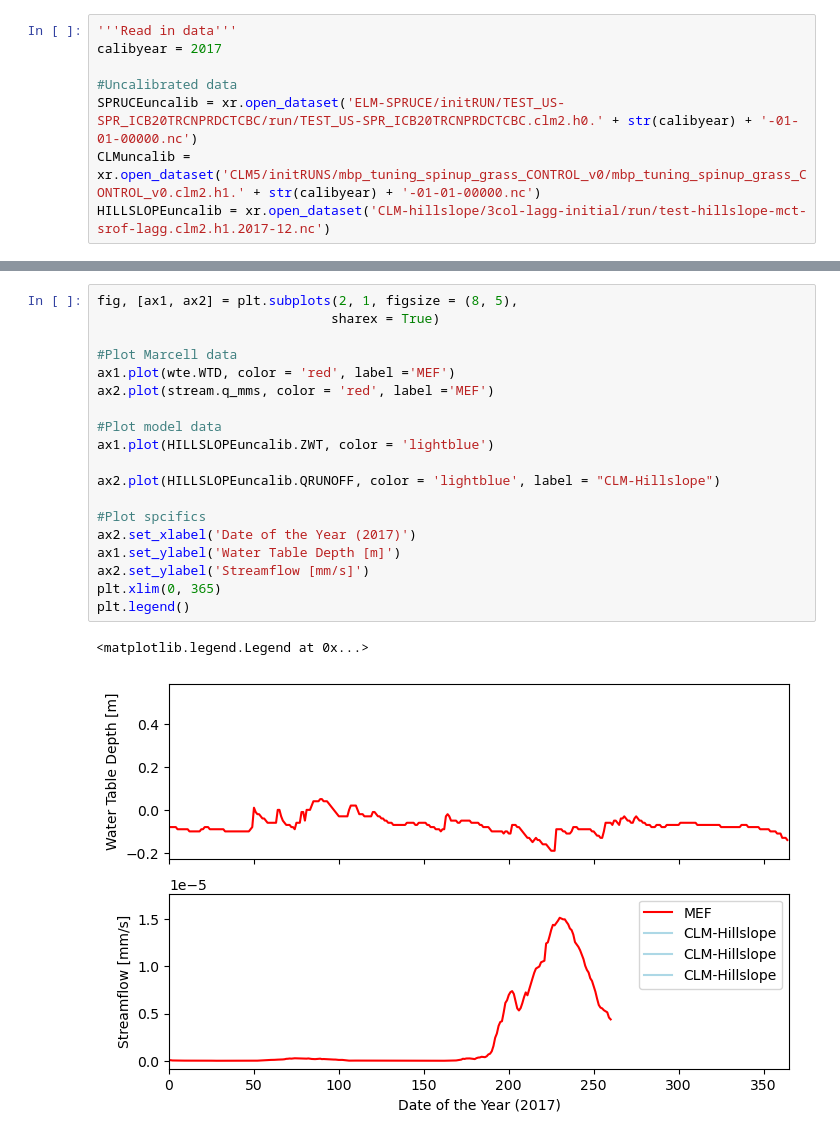
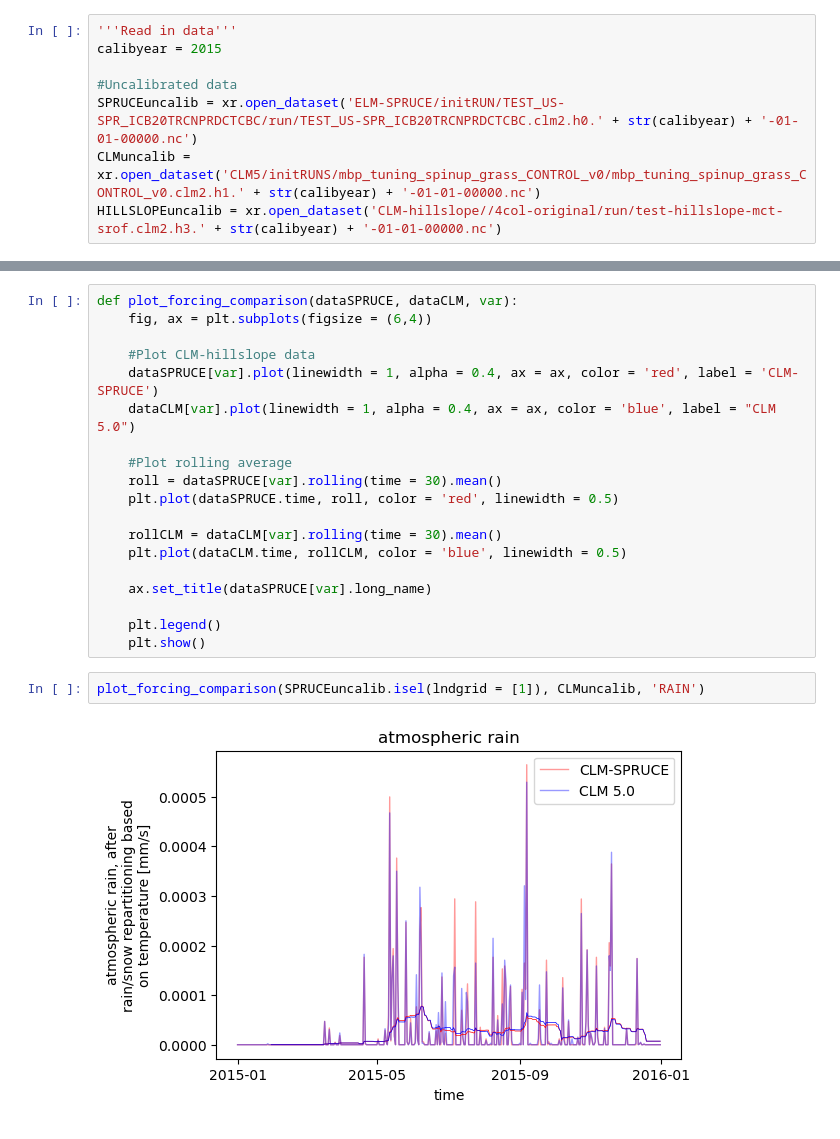
Before and after one commit to mwdjones/peatlandMIP, a Jupyter notebook: 01_hbench-data-preprocessing.ipynb, the cells around one changed output, grey strips where cells are left out. Saved outputs shown, nothing was run; the diff lists cells and outputs as text.

```diff
--- a/01_hbench-data-preprocessing.ipynb
+++ b/01_hbench-data-preprocessing.ipynb
@@ -9,11 +27,11 @@ import seaborn as sns
 # %%
 '''Read in data'''
-calibyear = 2017
+calibyear = 2015
 
 #Uncalibrated data
 SPRUCEuncalib = xr.open_dataset('ELM-SPRUCE/initRUN/TEST_US-SPR_ICB20TRCNPRDCTCBC/run/TEST_US-SPR_ICB20TRCNPRDCTCBC.clm2.h0.' + str(calibyear) + '-01-01-00000.nc')
 CLMuncalib = xr.open_dataset('CLM5/initRUNS/mbp_tuning_spinup_grass_CONTROL_v0/mbp_tuning_spinup_grass_CONTROL_v0.clm2.h1.' + str(calibyear) + '-01-01-00000.nc')
-HILLSLOPEuncalib = xr.open_dataset('CLM-hillslope/3col-lagg-initial/run/test-hillslope-mct-srof-lagg.clm2.h1.2017-12.nc')
+HILLSLOPEuncalib = xr.open_dataset('CLM-hillslope//4col-original/run/test-hillslope-mct-srof.clm2.h3.' + str(calibyear) + '-01-01-00000.nc')
 # %%
 '''Load calibration WTE data'''
 infile1  ="https://pasta.lternet.edu/package/data/eml/edi/562/2/671f15337a677da71852de506a8d9b05".strip()
@@ -144,22 +137,23 @@ plt.legend()
-# %%
-fig, [ax1, ax2] = plt.subplots(2, 1, figsize = (8, 5),
-                              sharex = True)
-
-#Plot Marcell data
-ax1.plot(wte.WTD, color = 'red', label ='MEF')
-ax2.plot(stream.q_mms, color = 'red', label ='MEF')
-
-#Plot model data
-ax1.plot(HILLSLOPEuncalib.ZWT, color = 'lightblue')
-
-ax2.plot(HILLSLOPEuncalib.QRUNOFF, color = 'lightblue', label = "CLM-Hillslope")
-
-#Plot spcifics
-ax2.set_xlabel('Date of the Year (2017)')
-ax1.set_ylabel('Water Table Depth [m]')
-ax2.set_ylabel('Streamflow [mm/s]')
-plt.xlim(0, 365)
-plt.legend()
-# %% [output]
-<matplotlib.legend.Legend at 0x...>
-[figure, removed]
+# %%
+def plot_forcing_comparison(dataSPRUCE, dataCLM, var):
+    fig, ax = plt.subplots(figsize = (6,4))
+
+    #Plot CLM-hillslope data
+    dataSPRUCE[var].plot(linewidth = 1, alpha = 0.4, ax = ax, color = 'red', label = 'CLM-SPRUCE')
+    dataCLM[var].plot(linewidth = 1, alpha = 0.4, ax = ax, color = 'blue', label = "CLM 5.0")
+
+    #Plot rolling average
+    roll = dataSPRUCE[var].rolling(time = 30).mean()
+    plt.plot(dataSPRUCE.time, roll, color = 'red', linewidth = 0.5)
+
+    rollCLM = dataCLM[var].rolling(time = 30).mean()
+    plt.plot(dataCLM.time, rollCLM, color = 'blue', linewidth = 0.5)
+
+    ax.set_title(dataSPRUCE[var].long_name)
+
+    plt.legend()
+    plt.show()
+# %%
+plot_forcing_comparison(SPRUCEuncalib.isel(lndgrid = [1]), CLMuncalib, 'RAIN')
+# %% [output]
+[figure, added]
```
Also changed, not shown: parts of 11 cells of this notebook, 17 other files.
